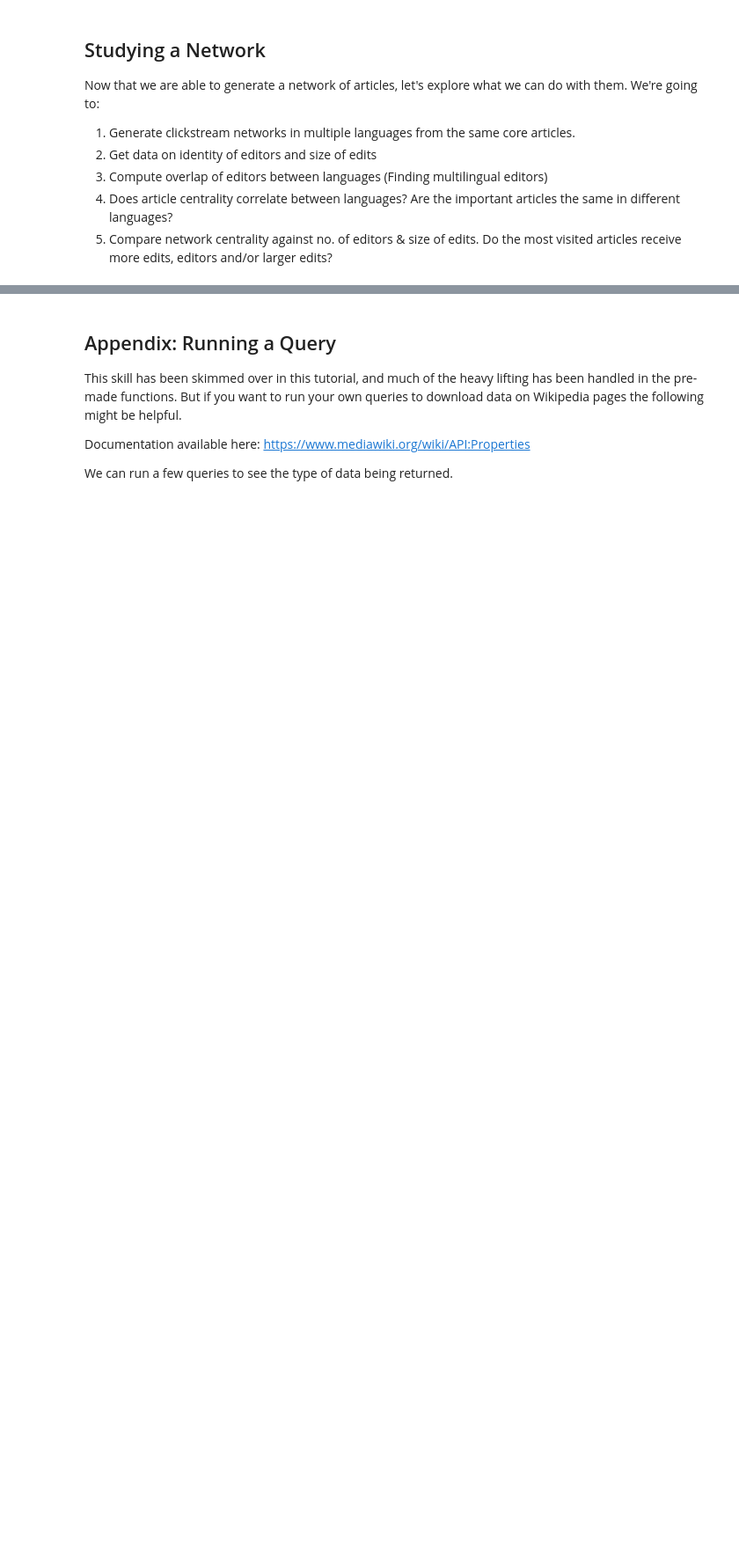
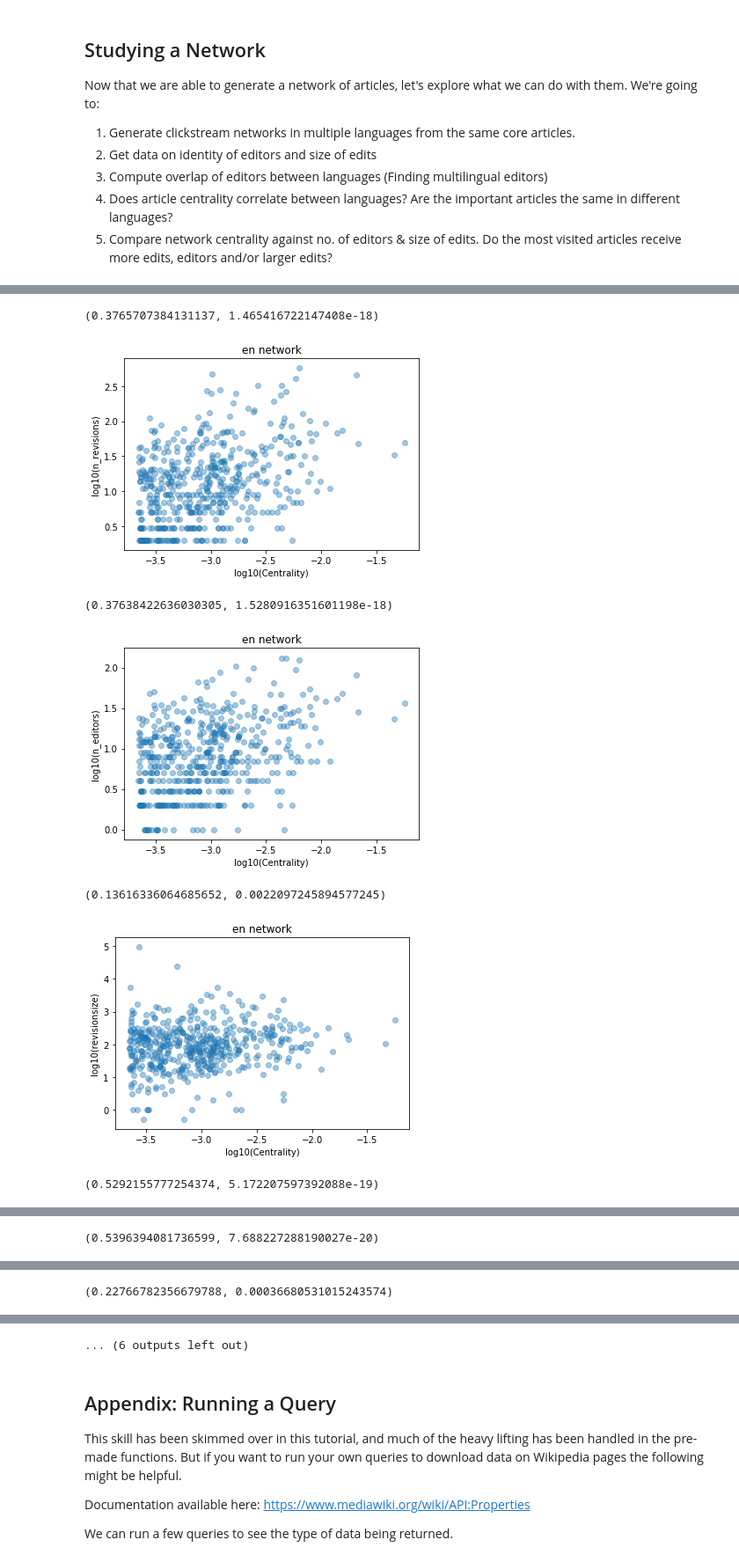
Before and after one commit to pgilders/WikiPastNet, a Jupyter notebook: WikiPastNet.ipynb, the cells around one changed output, grey strips where cells are left out. Shown at 88% size. Saved outputs shown, nothing was run; the diff lists cells and outputs as text; code cells hidden in the pictures; blank space fills up the shorter version.

Commit message:
redirects correction

```diff
--- a/WikiPastNet.ipynb
+++ b/WikiPastNet.ipynb
@@ -27,7 +28,7 @@ import requests
 import matplotlib.pyplot as plt
 
 langlist = ['en', 'fr', 'de'] # edit as appropriate
-csvpath = '' # edit as appropriate
+csvpath = '~/Downloads/' # edit as appropriate
 clickstream_dfs = {l:pd.read_csv(csvpath+'clickstream-%swiki-2019-03.tsv' %l,
                                    sep = '\t', index_col=None, header=None, names=['prev', 'curr', 'type', 'n']) for l in langlist}
 for k, v in clickstream_dfs.items():
@@ -331,20 +332,22 @@ def get_network_properties(network, wikiquery, language, fix_redirects = True):
     '''
 
     page_chunks = ['|'.join(x) for x in chunks(list(network.nodes()), 1)]
-    p_dict  = {p:[] for p in list(network.nodes())}
+    p_dict  = {}
 
     for n, pages in enumerate(page_chunks):
-        print(n/len(page_chunks))
+        if n%50==0: print('%.2f%%' %(100*n/len(page_chunks)))
         params = {'titles':pages, **wikiquery}
         for p in query(params, language):
             for v in p['pages'].values():
-                p_dict[v['title']].extend([x for x in v.get(params['prop'], [])])
+                if v['title'] in p_dict.keys():
+                    p_dict[v['title']].extend([x for x in v.get(params['prop'], [])])
+                else:
+                    p_dict[v['title']] = [x for x in v.get(params['prop'], [])]
 
     if all([len(x) <=1 for x in p_dict.values()]):
         p_dict = {k:next(iter(v), None) for k,v in p_dict.items()}
 
-    for i in network.nodes():
-        network.nodes[i][params['prop']] = p_dict[i]
+    nx.set_node_attributes(network, p_dict, name=params['prop'])
 
     return
 
@@ -459,8 +521,8 @@ for k, i in networks.items(): # print network info
 # %%
-# 2. Get data on revisions, editors, and edit size for each network (in 2019)
+# 2. Get data on revisions, editors, and edit size for each network (in March 2019)
 for k, v in networks.items():
     print(k)
-    get_network_properties(v, {'prop':'revisions', 'rvprop':'user|size', 'rvlimit':'max', 'rvend':'20190101T000000'}, k, fix_redirects = True)
+    get_network_properties(v, {'prop':'revisions', 'rvprop':'user|size', 'rvlimit':'max', 'rvdir':'newer', 'rvstart':'20190301T000000'}, k, fix_redirects = True)
     nx.set_node_attributes(v, translations[k], name='translation')
 
 nodes_df = {k: nodes_to_dataframe(v) for k, v in networks.items()}
@@ -495,16 +589,27 @@ for n, i in enumerate(langlist):
 # %%
 # 5. Generate scatter plots for centrality vs. number of editors, number of revisions & size of revisions.
+def editsize(x):
+    return abs(pd.Series([z['size'] for z in x]).shift(1)-pd.Series([z['size'] for z in x])).dropna()
 
 for k, v in networks.items():
-    nodes_df[k]['revisionsize'] = nodes_df[k]['revisions'].apply(lambda x: np.median([z['size'] for z in x]))
+
+    nodes_df[k]['revisionsize'] = nodes_df[k]['revisions'].apply(lambda x: np.mean(editsize(x)))
     nodes_df[k]['n_revisions'] = nodes_df[k]['revisions'].apply(lambda x: len(x))
     nodes_df[k]['n_editors'] = nodes_df[k]['revisions'].apply(lambda x: len(set([z.get('user', None) for z in x])))
 
     data = nodes_df[k][['Centrality', 'revisionsize', 'n_revisions', 'n_editors']].dropna(subset=['revisionsize'])
     for n,i in enumerate(['n_revisions', 'n_editors', 'revisionsize']):
         plt.scatter(np.log10(data['Centrality']), np.log10(data[i]), alpha=0.4)
         plt.ylabel('log10(%s)' %i)
         plt.xlabel('log10(Centrality)')
         plt.title('%s network' %k)
-        print(pearsonr(np.log10(data['Centrality']), np.log10(data[i])))
+        print(pearsonr(np.log10(data[data[i]>0]['Centrality']), np.log10(data[i][data[i]>0])))
         plt.show()
+# %% [output]
+(0.3765707384131137, 1.465416722147408e-18)
+[figure, added]
+(0.37638422636030305, 1.5280916351601198e-18)
+[figure, added]
+(0.13616336064685652, 0.0022097245894577245)
+[figure, added]
+(0.5292155777254374, 5.172207597392088e-19)
@@ -510,0 +617 @@ for k, v in networks.items():
+(0.5396394081736599, 7.688227288190027e-20)
@@ -510,0 +619 @@ for k, v in networks.items():
+(0.22766782356679788, 0.00036680531015243574)
@@ -511,3 +621,4 @@ for k, v in networks.items():
+... (6 outputs left out)
 # %% [markdown]
 ## Appendix: Running a Query <a name="query"></a>
 
```
Also changed, not shown: parts of 11 cells of this notebook.
